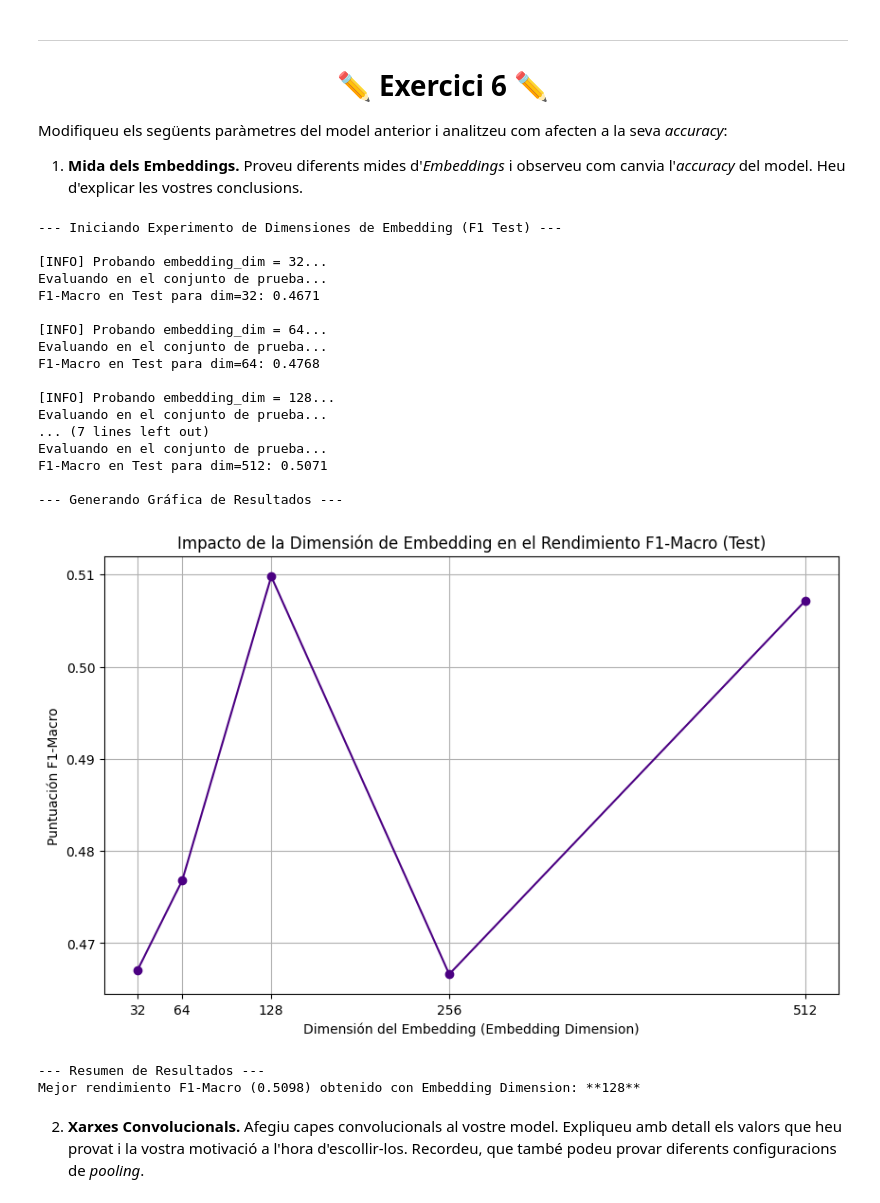
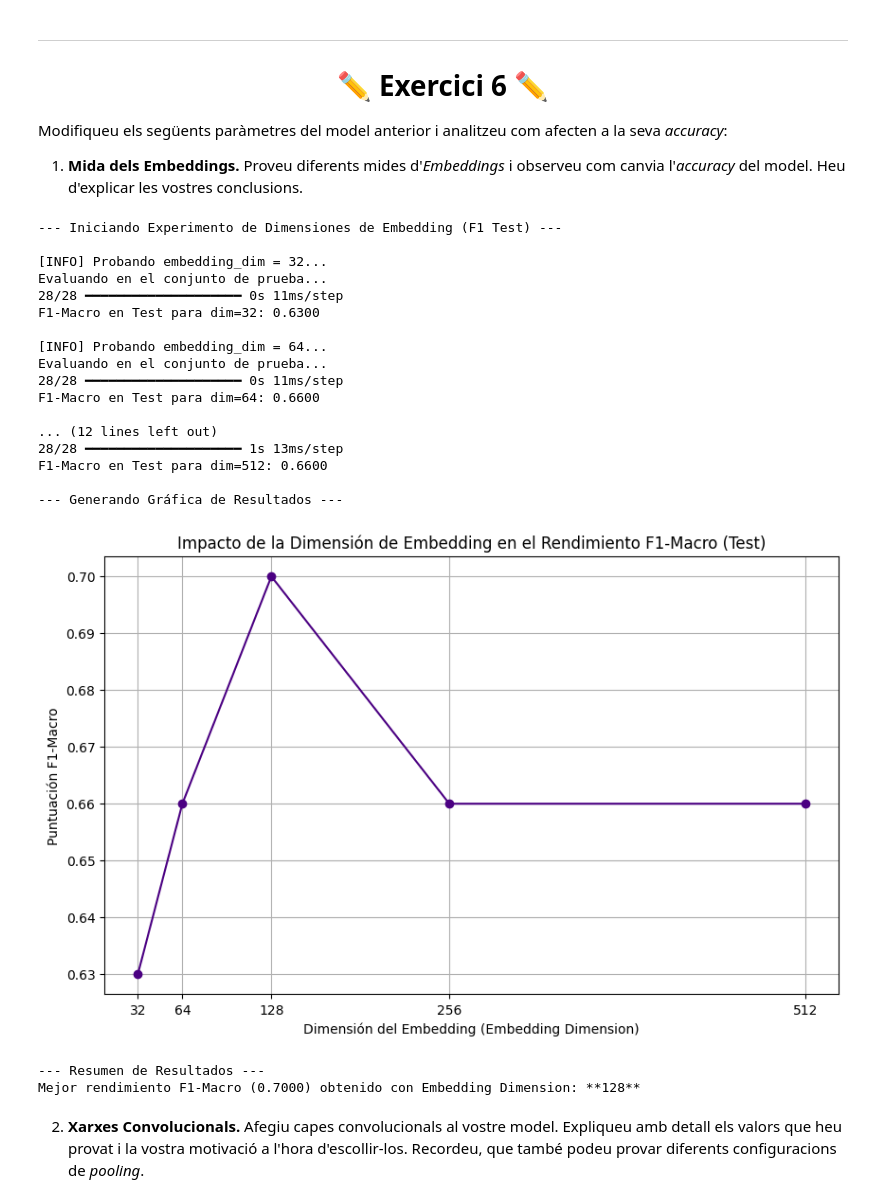
Before and after one commit to GERARD818/TVD_P2, a Jupyter notebook: TVD_P2_2.ipynb, the cells around one changed output. Drawn from its saved outputs; the diff is of its cells as text; code cells hidden in the pictures.

```diff
--- a/TVD_P2_2.ipynb
+++ b/TVD_P2_2.ipynb
@@ -225,16 +225,16 @@ vocab = tokenizer.word_index #diccionario con todas las palabras del corpus y su
 
 train_sequences = tokenizer.texts_to_sequences(train_sentences)
 max_sequence_length = max(map(len, train_sequences))
-len_train_sequences = max_sequence_length
-train_pad_sequences = pad_sequences(train_sequences, maxlen=len_train_sequences, padding='post')
+len_train_sequences = [len(seq) for seq in train_sequences]
+train_pad_sequences = pad_sequences(train_sequences, maxlen=max_sequence_length, padding='post')
 
 val_sequences = tokenizer.texts_to_sequences(val_sentences)
-len_val_sequences = max_sequence_length
-val_pad_sequences = pad_sequences(val_sequences, maxlen=len_val_sequences, padding='post')
+len_val_sequences = [len(seq) for seq in val_sequences]
+val_pad_sequences = pad_sequences(val_sequences, maxlen=max_sequence_length, padding='post')
 
 test_sequences = tokenizer.texts_to_sequences(test_sentences)
-len_test_sequences = max_sequence_length
-test_pad_sequences = pad_sequences(test_sequences, maxlen=len_test_sequences, padding='post')
+len_test_sequences = [len(seq) for seq in test_sequences]
+test_pad_sequences = pad_sequences(test_sequences, maxlen=max_sequence_length, padding='post')
 # %%
 train_pad_sequences[0]
 # %% [output]
@@ -312,11 +312,10 @@ num_classes = len(label_encoder.classes_)
 o_label_index = label_encoder.transform(['O'])[0] # Obtenemos el índice numérico de 'O'
 
 # Necesitamos la longitud máxima de la secuencia del Ejercicio 3
-# Asumo que esta variable ha sido definida correctamente en la celda 11:
 # max_sequence_length = max(map(len, train_sequences))
 # len_train_sequences = max_sequence_length
 
-max_len = len_train_sequences
+max_len = max_sequence_length
 
 # --- Preparación para la limpieza y el padding ---
 
@@ -614,10 +629,9 @@ Com ja sabeu, NER es una tasca on les dades estan molt desbalancejades. La gran
 
 Per mesurar millor com de bó és el nostre model, calcularem la F1 score per cada classe, així com la mitjana (macro average). Quan prepareu el vostre document, heu de reportar aquesta mitjana com a mètrica del vostre model, no l'acuracy.
 # %%
-N = [len_test_sequences]*len(test_pad_sequences)
-test_labels_idx = preds_to_index(test_labels_one_hot,N)
-preds_idx = preds_to_index(preds, N)
 
+test_labels_idx = preds_to_index(test_labels_one_hot,len_test_sequences)
+preds_idx = preds_to_index(preds, len_test_sequences)
 print(classification_report(test_labels_idx, preds_idx, zero_division=1.0))
 # %% [output]
               precision    recall  f1-score   support
@@ -736,7 +781,7 @@ embedding_dims_to_test = [32, 64, 128, 256, 512]
 # Inicializa la lista para guardar SOLO el F1-Macro del conjunto de prueba
 results_f1_test_macro = []
 
-# Variables fijas del modelo (asumo que ya están definidas)
+# Variables fijas del modelo
 vocab_size = num_words + 1  # +1 para el token de padding
 lstm_units = 128
 epochs = 50
@@ -747,7 +792,7 @@ print("--- Iniciando Experimento de Dimensiones de Embedding (F1 Test) ---")
 
 for embedding_dim in embedding_dims_to_test:
 
-    tf.keras.backend.clear_session() # Limpiar la sesión para construir un nuevo modelo
+    tf.keras.backend.clear_session() # Limpia la sesión para evitar acumulación de modelos
 
     print(f"\n[INFO] Probando embedding_dim = {embedding_dim}...")
 
@@ -772,7 +817,6 @@ for embedding_dim in embedding_dims_to_test:
     ])
 
     # B. Compilación
-    # Nota: foca_loss y macro_f1 (F1Score_3D) deben estar definidos fuera de este loop
     modelo_basico.compile(
         optimizer='adam',
         loss=focal_loss,
@@ -786,7 +830,6 @@ for embedding_dim in embedding_dims_to_test:
     )
 
     # C. Entrenamiento
-    # Se utiliza verbose=0 para un entrenamiento silencioso y limpio
     history = modelo_basico.fit(
         train_pad_sequences,
         train_labels_one_hot,
@@ -799,15 +842,12 @@ for embedding_dim in embedding_dims_to_test:
 
     # D. Evaluación en el Conjunto de Prueba
     print("Evaluando en el conjunto de prueba...")
-    # La salida 'evaluate' es [loss, metric1, metric2, ...]
-    # Asumo que la métrica macro_f1 es la segunda salida (índice 1)
-    results = modelo_basico.evaluate(
-        test_pad_sequences,
-        test_labels_one_hot,
-        verbose=0
-    )
+    preds = modelo_basico.predict(test_pad_sequences)
+    test_labels_idx = preds_to_index(test_labels_one_hot,len_test_sequences)
+    preds_idx = preds_to_index(preds, len_test_sequences)
+    resultado = classification_report(test_labels_idx, preds_idx, zero_division=1.0)
 
-    f1_test = results[1] # Tomamos la F1-Macro (índice 1, ya que 'loss' es índice 0)
+    f1_test = extract_macro_f1(resultado)
 
     # Guardar el resultado
     results_f1_test_macro.append(f1_test)
@@ -818,40 +858,40 @@ for embedding_dim in embedding_dims_to_test:
 print("\n--- Generando Gráfica de Resultados ---")
 
 plt.figure(figsize=(10, 6))
 plt.plot(embedding_dims_to_test, results_f1_test_macro, marker='o', linestyle='-', color='indigo')
 
 plt.title('Impacto de la Dimensión de Embedding en el Rendimiento F1-Macro (Test)')
 plt.xlabel('Dimensión del Embedding (Embedding Dimension)')
 plt.ylabel('Puntuación F1-Macro')
 plt.xticks(embedding_dims_to_test)
 plt.grid(True)
 plt.show()
 
 # --- 4. RESUMEN ---
 best_dim_index = np.argmax(results_f1_test_macro)
 best_dim = embedding_dims_to_test[best_dim_index]
 best_f1 = results_f1_test_macro[best_dim_index]
 
 print("\n--- Resumen de Resultados ---")
 print(f"Mejor rendimiento F1-Macro ({best_f1:.4f}) obtenido con Embedding Dimension: **{best_dim}**")
 # %% [output]
 --- Iniciando Experimento de Dimensiones de Embedding (F1 Test) ---
 
 [INFO] Probando embedding_dim = 32...
 Evaluando en el conjunto de prueba...
-F1-Macro en Test para dim=32: 0.4671
+28/28 ━━━━━━━━━━━━━━━━━━━━ 0s 11ms/step
+F1-Macro en Test para dim=32: 0.6300
 
 [INFO] Probando embedding_dim = 64...
 Evaluando en el conjunto de prueba...
-F1-Macro en Test para dim=64: 0.4768
+28/28 ━━━━━━━━━━━━━━━━━━━━ 0s 11ms/step
+F1-Macro en Test para dim=64: 0.6600
 
-[INFO] Probando embedding_dim = 128...
-Evaluando en el conjunto de prueba...
-... (7 lines left out)
-Evaluando en el conjunto de prueba...
-F1-Macro en Test para dim=512: 0.5071
+... (12 lines left out)
+28/28 ━━━━━━━━━━━━━━━━━━━━ 1s 13ms/step
+F1-Macro en Test para dim=512: 0.6600
 
 --- Generando Gráfica de Resultados ---
-[figure, old version]
+[figure, new version]
 --- Resumen de Resultados ---
-Mejor rendimiento F1-Macro (0.5098) obtenido con Embedding Dimension: **128**
+Mejor rendimiento F1-Macro (0.7000) obtenido con Embedding Dimension: **128**
```
Also changed, not shown: parts of 18 cells of this notebook.
